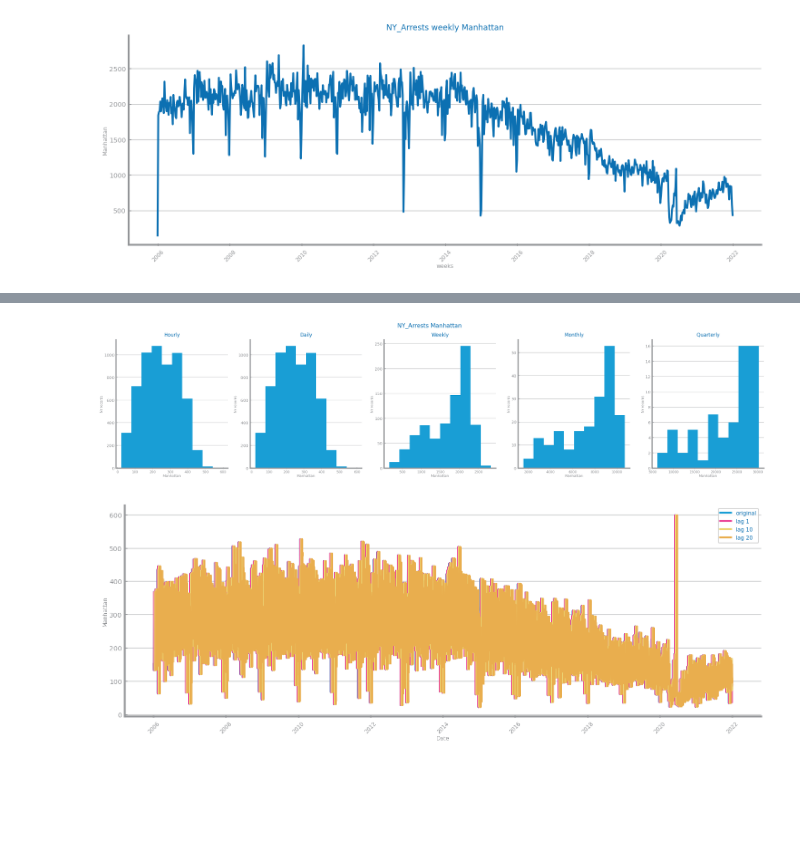
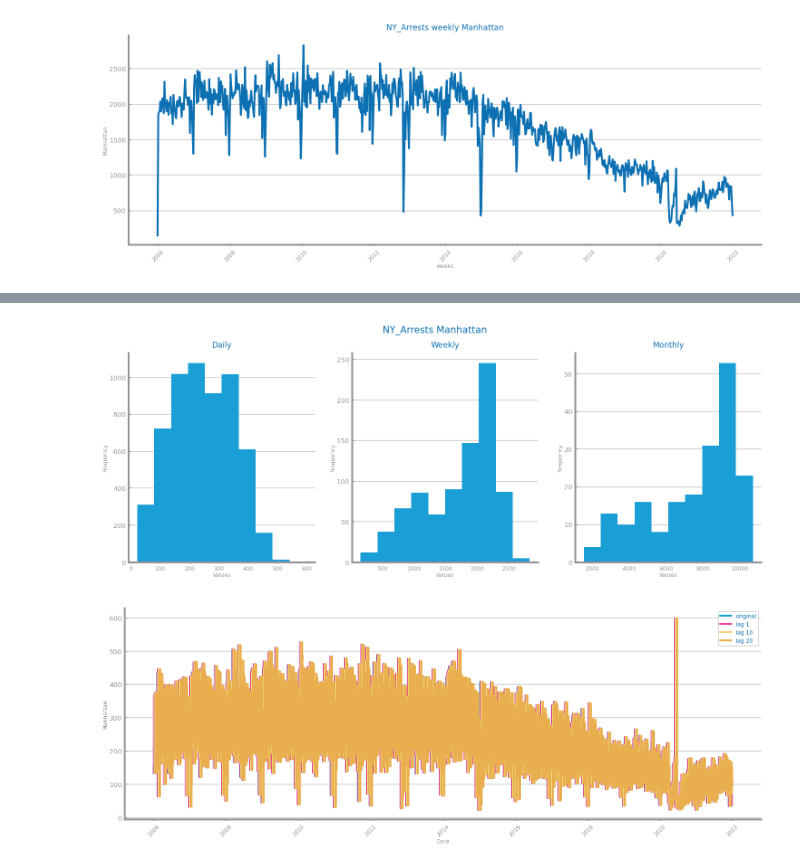
Before and after one commit to freshblaxx/DataScience, a Jupyter notebook: Projeto/TimeSeries/Analysis/Distribution.ipynb, the cells around one changed output, grey strips where cells are left out. Cells and saved outputs as stored; diff of their text form; code cells hidden in the pictures; blank space fills up the shorter version.

```diff
--- a/Projeto/TimeSeries/Analysis/Distribution.ipynb
+++ b/Projeto/TimeSeries/Analysis/Distribution.ipynb
@@ -69,24 +82,33 @@ show()
 # %%
-ss_days: Series = ts_aggregation_by(series, gran_level="D", agg_func=sum)
-ss_months: Series = ts_aggregation_by(series, gran_level="M", agg_func=sum)
-ss_quarters: Series = ts_aggregation_by(series, gran_level="Q", agg_func=sum)
+from matplotlib.pyplot import subplots, show
+from matplotlib.figure import Figure
+from numpy import array
+from dslabs_functions import set_chart_labels, HEIGHT
 
-grans: list[Series] = [series, ss_days, ss_weeks, ss_months, ss_quarters]
-gran_names: list[str] = ["Hourly", "Daily", "Weekly", "Monthly", "Quarterly"]
+# Aggregations
+ss_days = series  # No aggregation needed; series is already daily
+ss_weeks = series.resample("W").sum()  # Resample to weekly sums
+ss_months = series.resample("M").sum()  # Resample to monthly sums
 
+# Prepare granularities and names
+grans: list[Series] = [ss_days, ss_weeks, ss_months]
+gran_names: list[str] = ["Daily", "Weekly", "Monthly"]
+
+# Create subplots for histograms
 fig: Figure
 axs: array
 fig, axs = subplots(1, len(grans), figsize=(len(grans) * HEIGHT, HEIGHT))
 fig.suptitle(f"{file_tag} {target}")
 
+# Plot histograms for each granularity
 for i in range(len(grans)):
-    set_chart_labels(axs[i], title=f"{gran_names[i]}", xlabel=target, ylabel="Nr records")
+    set_chart_labels(axs[i], title=f"{gran_names[i]}", xlabel="Values", ylabel="Frequency")
     axs[i].hist(grans[i].values)
 
 # Show histograms
 show()
 # %% [output]
-[figure, old version]
+[figure, new version]
 # %%
 from dslabs_functions import plot_multiline_chart
 
```
Also changed, not shown: parts of 1 cell of this notebook, 3 other files.
